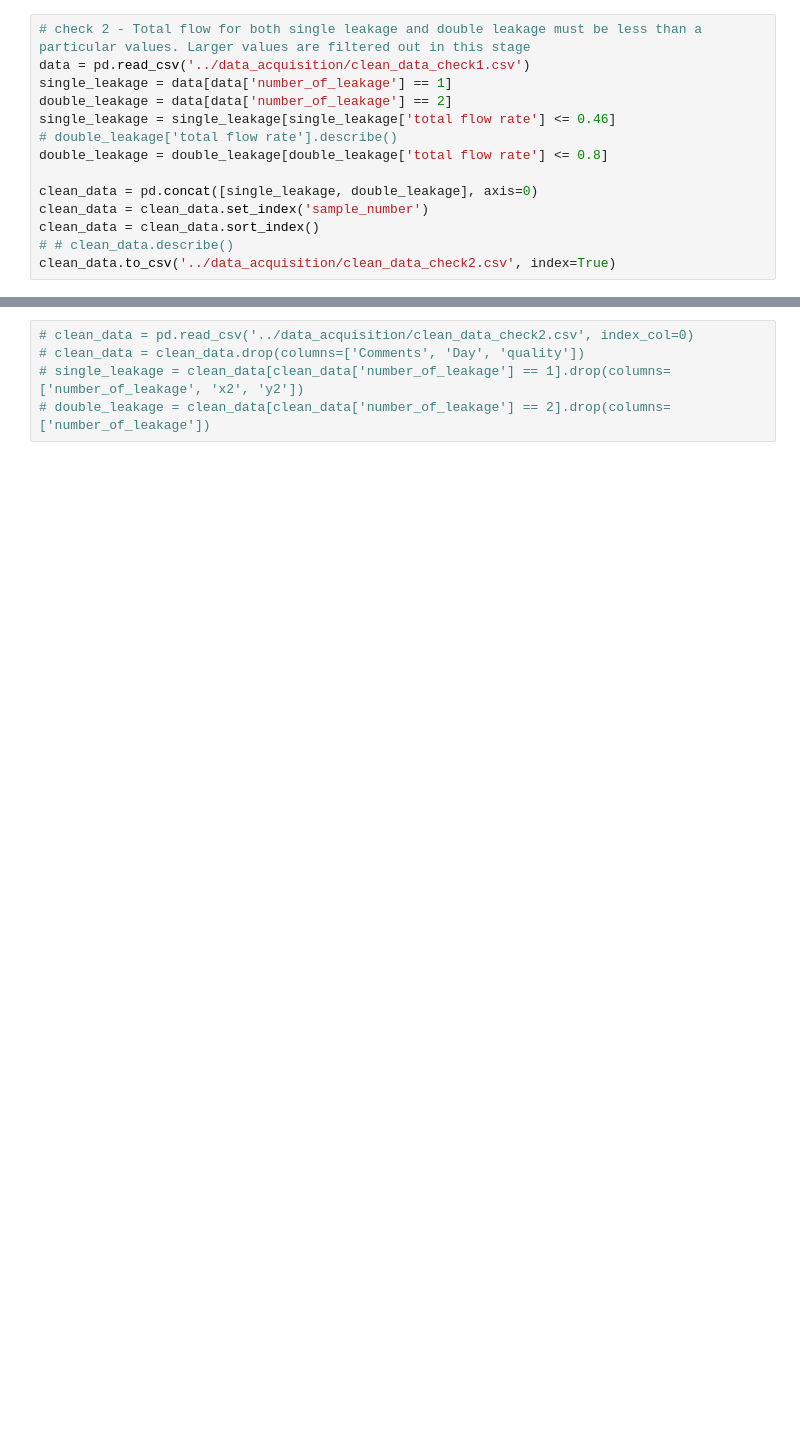
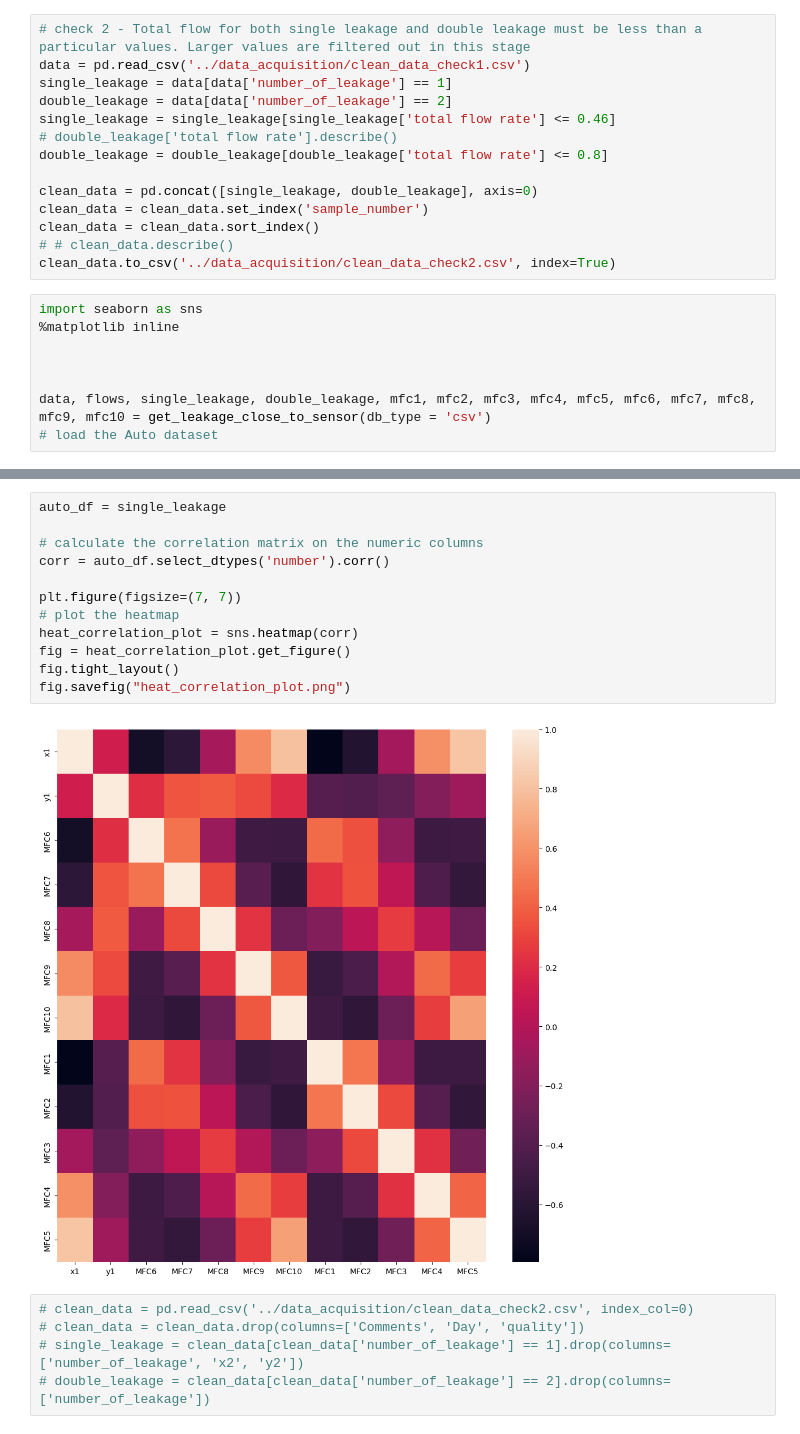
Before and after one commit to sreeragvn/Student-Project-leakage_detection, a Jupyter notebook: data_sanity_check.ipynb, the cells around one changed output, grey strips where cells are left out. Drawn from its saved outputs; the diff is of its cells as text; blank space fills up the shorter version.

```diff
--- a/data_sanity_check.ipynb
+++ b/data_sanity_check.ipynb
@@ -34,3 +43,11 @@ clean_data = clean_data.set_index('sample_number')
 clean_data = clean_data.sort_index()
 # # clean_data.describe()
 clean_data.to_csv('../data_acquisition/clean_data_check2.csv', index=True)
+# %%
+import seaborn as sns
+%matplotlib inline
+
+
+
+data, flows, single_leakage, double_leakage, mfc1, mfc2, mfc3, mfc4, mfc5, mfc6, mfc7, mfc8, mfc9, mfc10 = get_leakage_close_to_sensor(db_type = 'csv')
+# load the Auto dataset
@@ -37,3 +71,17 @@ clean_data.to_csv('../data_acquisition/clean_data_check2.csv', index=True)
+# %%
+auto_df = single_leakage
+
+# calculate the correlation matrix on the numeric columns
+corr = auto_df.select_dtypes('number').corr()
+
+plt.figure(figsize=(7, 7))
+# plot the heatmap
+heat_correlation_plot = sns.heatmap(corr)
+fig = heat_correlation_plot.get_figure()
+fig.tight_layout()
+fig.savefig("heat_correlation_plot.png")
+# %% [output]
+[figure, added]
 # %%
 # clean_data = pd.read_csv('../data_acquisition/clean_data_check2.csv', index_col=0)
 # clean_data = clean_data.drop(columns=['Comments', 'Day', 'quality'])
```
Also changed, not shown: parts of 3 cells of this notebook, 10 other files.
